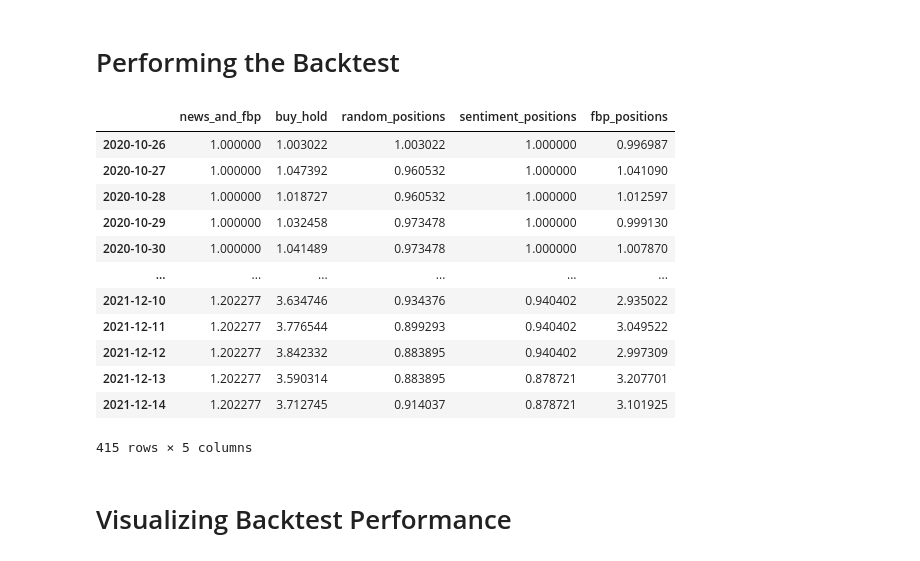
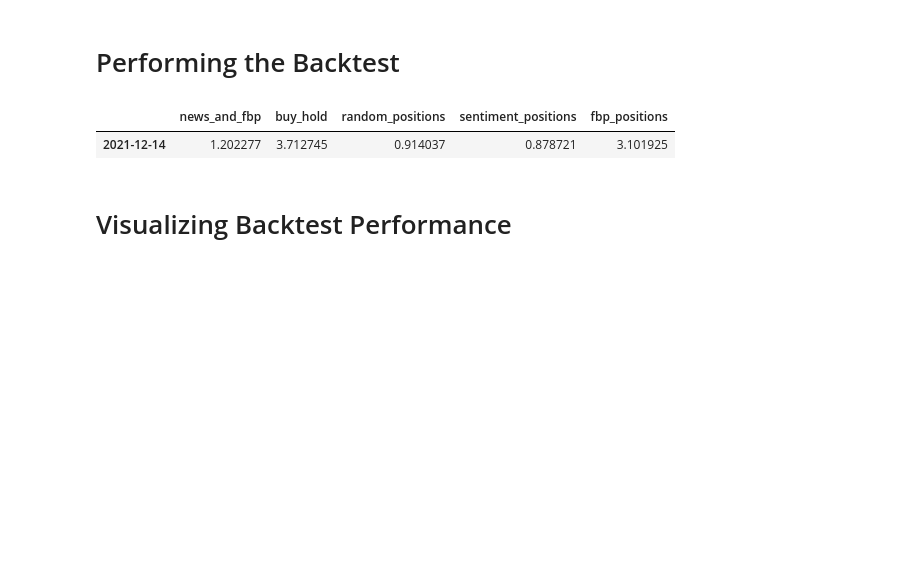
Before and after one commit to marcosan93/Medium-Misc-Tutorials, a Jupyter notebook: Crypto-Tutorials/NewsSentiment-TimeSeries-Crypto.ipynb, the cells around one changed output. Cells and saved outputs as stored; diff of their text form; code cells hidden in the pictures; blank space fills up the shorter version.

```diff
--- a/Crypto-Tutorials/NewsSentiment-TimeSeries-Crypto.ipynb
+++ b/Crypto-Tutorials/NewsSentiment-TimeSeries-Crypto.ipynb
@@ -411,22 +411,11 @@ performance = returns.cumsum().apply(
     method='ffill'
 )
 # %%
-# Displaying performance
-performance
+# Displaying the final performance of the portfolio
+performance.tail(1)
 # %% [output]
 |  | news_and_fbp | buy_hold | random_positions | sentiment_positions | fbp_positions |
-| 2020-10-26 | 1.000000 | 1.003022 | 1.003022 | 1.000000 | 0.996987 |
-| 2020-10-27 | 1.000000 | 1.047392 | 0.960532 | 1.000000 | 1.041090 |
-| 2020-10-28 | 1.000000 | 1.018727 | 0.960532 | 1.000000 | 1.012597 |
-| 2020-10-29 | 1.000000 | 1.032458 | 0.973478 | 1.000000 | 0.999130 |
-| 2020-10-30 | 1.000000 | 1.041489 | 0.973478 | 1.000000 | 1.007870 |
-| ... | ... | ... | ... | ... | ... |
-| 2021-12-10 | 1.202277 | 3.634746 | 0.934376 | 0.940402 | 2.935022 |
-| 2021-12-11 | 1.202277 | 3.776544 | 0.899293 | 0.940402 | 3.049522 |
-| 2021-12-12 | 1.202277 | 3.842332 | 0.883895 | 0.940402 | 2.997309 |
-| 2021-12-13 | 1.202277 | 3.590314 | 0.883895 | 0.878721 | 3.207701 |
 | 2021-12-14 | 1.202277 | 3.712745 | 0.914037 | 0.878721 | 3.101925 |
-415 rows × 5 columns
 # %% [markdown]
 # Visualizing Backtest Performance
 # %%
```
